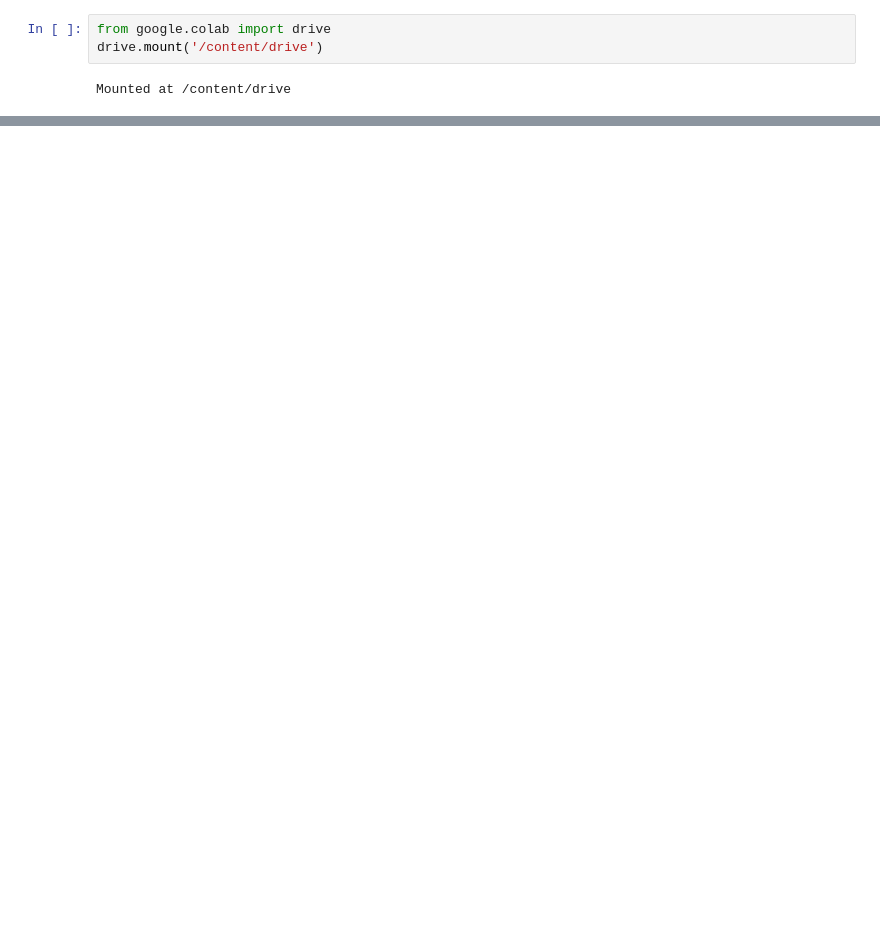
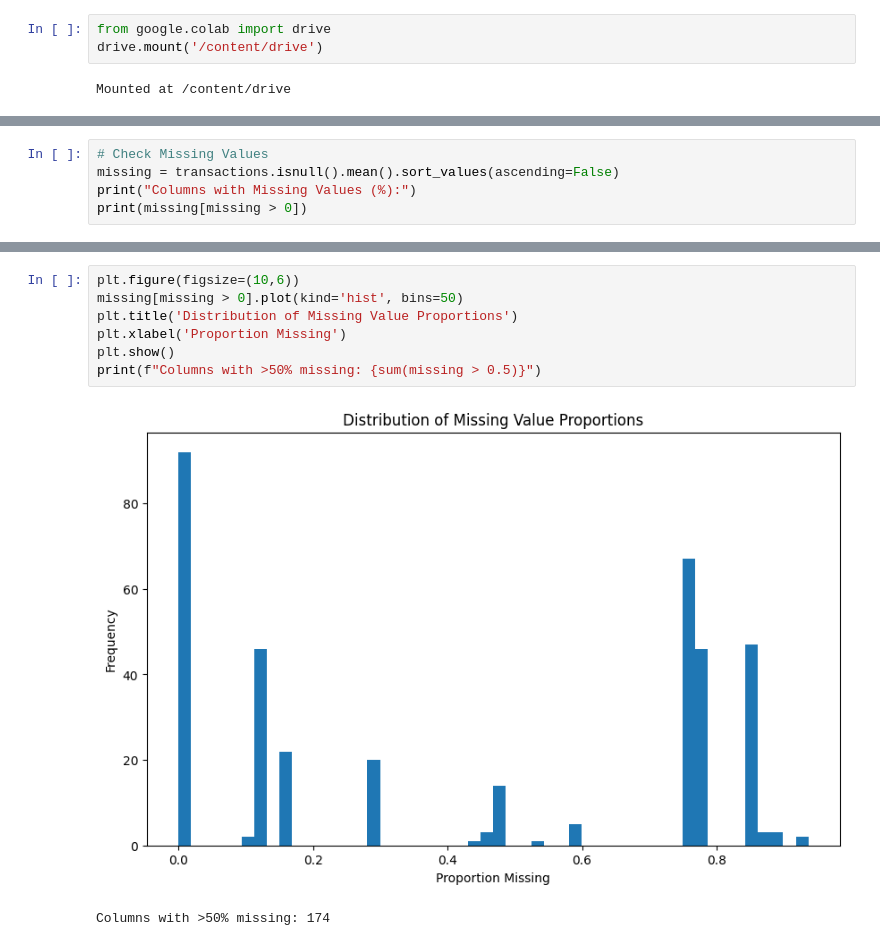
Before and after one commit to VarunPrabaharan16/MSc-Fraud-Detection, a Jupyter notebook: notebooks/eda.ipynb, the cells around one changed output, grey strips where cells are left out. Saved outputs shown, nothing was run; the diff lists cells and outputs as text; blank space fills up the shorter version.

```diff
--- a/notebooks/eda.ipynb
+++ b/notebooks/eda.ipynb
@@ -36,0 +127,5 @@ Name: count, dtype: int64
+# %%
+# Check Missing Values
+missing = transactions.isnull().mean().sort_values(ascending=False)
+print("Columns with Missing Values (%):")
+print(missing[missing > 0])
@@ -36,0 +146,10 @@ Name: count, dtype: int64
+# %%
+plt.figure(figsize=(10,6))
+missing[missing > 0].plot(kind='hist', bins=50)
+plt.title('Distribution of Missing Value Proportions')
+plt.xlabel('Proportion Missing')
+plt.show()
+print(f"Columns with >50% missing: {sum(missing > 0.5)}")
+# %% [output]
+[figure, added]
+Columns with >50% missing: 174
```
Also changed, not shown: parts of 15 cells of this notebook.
